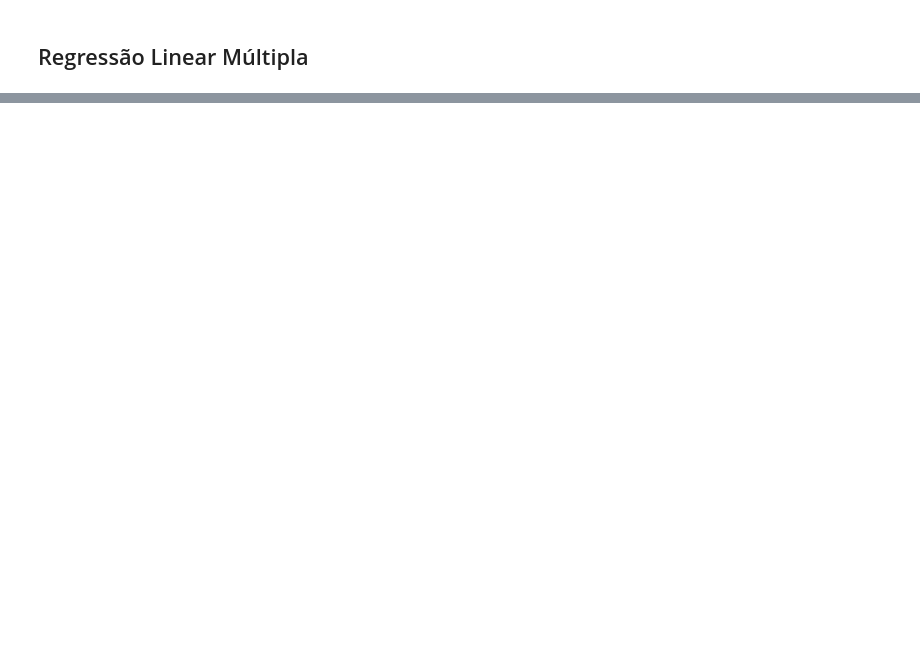
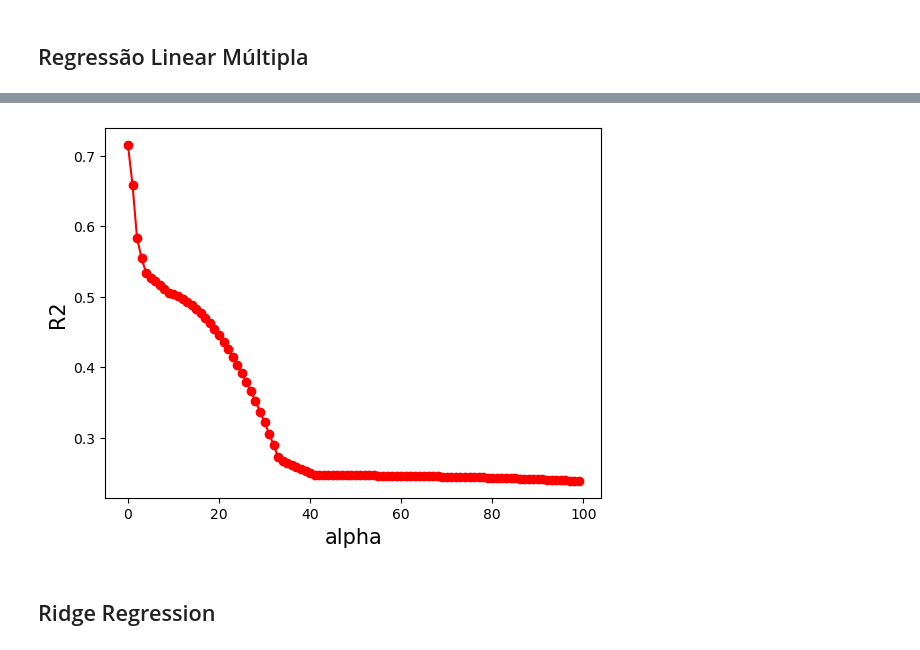
Before and after one commit to delbempedro/introcienciadedados, a Jupyter notebook: questionario5/q5.ipynb, the cells around one changed output, grey strips where cells are left out. Saved outputs shown, nothing was run; the diff lists cells and outputs as text; code cells hidden in the pictures; blank space fills up the shorter version.

```diff
--- a/questionario5/q5.ipynb
+++ b/questionario5/q5.ipynb
@@ -10,0 +63,2 @@ NameError: name 'log_reg_score' is not defined
+# %%
+model = linear_model.LinearRegression()
@@ -10,0 +103,22 @@ NameError: name 'log_reg_score' is not defined
+# %%
+best_degree = 0
+best_r2 = 0
+for degree in range(1,6):
+    poly_lasso = PolynomialFeatures(degree=degree)
+    x_train_poly_lasso = poly_lasso.fit_transform(x_train)
+
+    model_lasso = Lasso(alpha=0, max_iter=10000)
+    model_lasso.fit(x_train_poly_lasso, y_train)
+
+    x_test_poly_lasso = poly_lasso.transform(x_test)
+    y_pred_lasso = model_lasso.predict(x_test_poly_lasso)
+
+    r2_lasso = r2_score(y_test, y_pred_lasso)
+    print('Grau polinomial:', degree)
+    print('R2 no conjunto de teste:', r2_lasso)
+
+    if r2_lasso > best_r2:
+        best_degree = degree
+        best_r2 = r2_lasso
+
+r2_lasso = best_r2
@@ -10,0 +136,24 @@ NameError: name 'log_reg_score' is not defined
+# %%
+alphas = [i for i in range(0,100)]
+r2s = []
+for alpha in alphas:
+    poly_lasso = PolynomialFeatures(degree=best_degree)
+    x_train_poly_lasso = poly_lasso.fit_transform(x_train)
+
+    model_lasso = Lasso(alpha=alpha, max_iter=10000)
+    model_lasso.fit(x_train_poly_lasso, y_train)
+
+    x_test_poly_lasso = poly_lasso.transform(x_test)
+    y_pred_lasso = model_lasso.predict(x_test_poly_lasso)
+
+    r2_lasso = r2_score(y_test, y_pred_lasso)
+    r2s.append(r2_lasso)
+# %%
+plt.plot(alphas, r2s, '-ro')
+plt.xlabel("alpha", fontsize=15)
+plt.ylabel("R2", fontsize=15)
+plt.show(True)
+# %% [output]
+[figure, added]
+# %% [markdown]
+##  Ridge Regression
```
Also changed, not shown: parts of 20 cells of this notebook.
